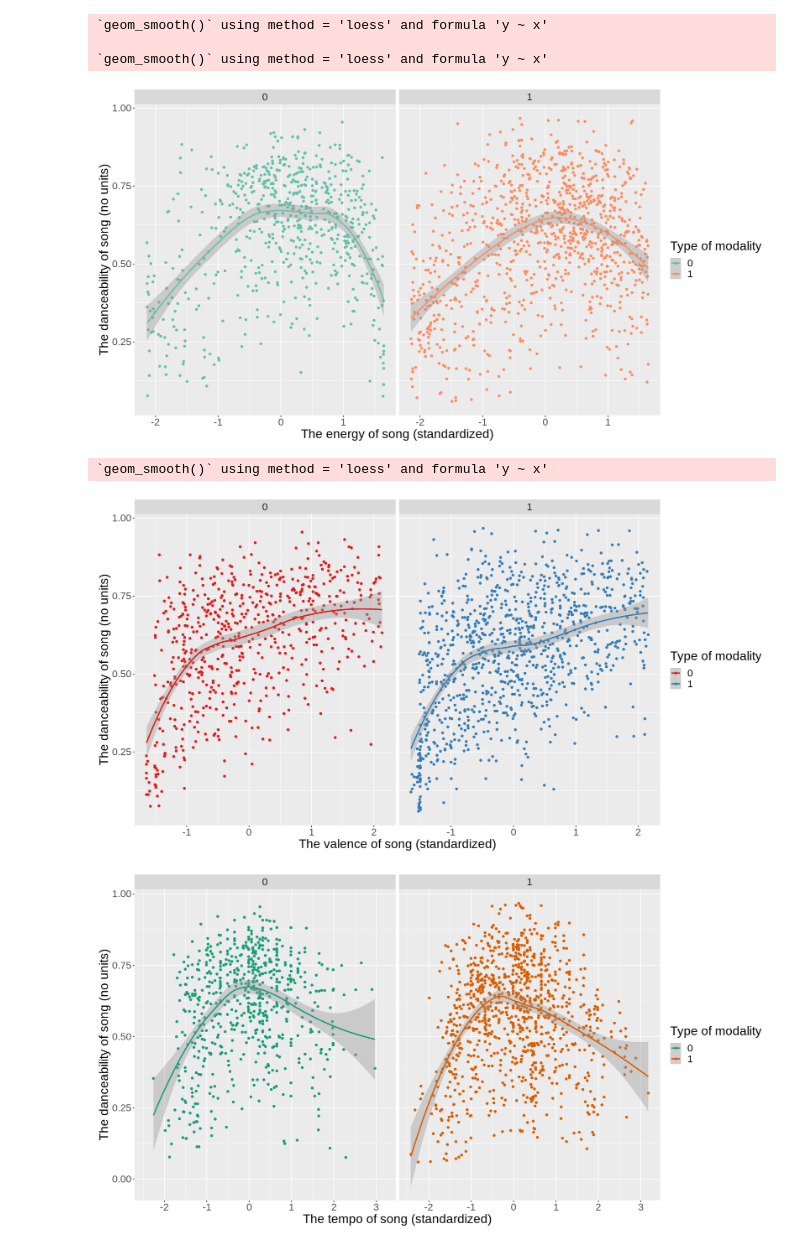
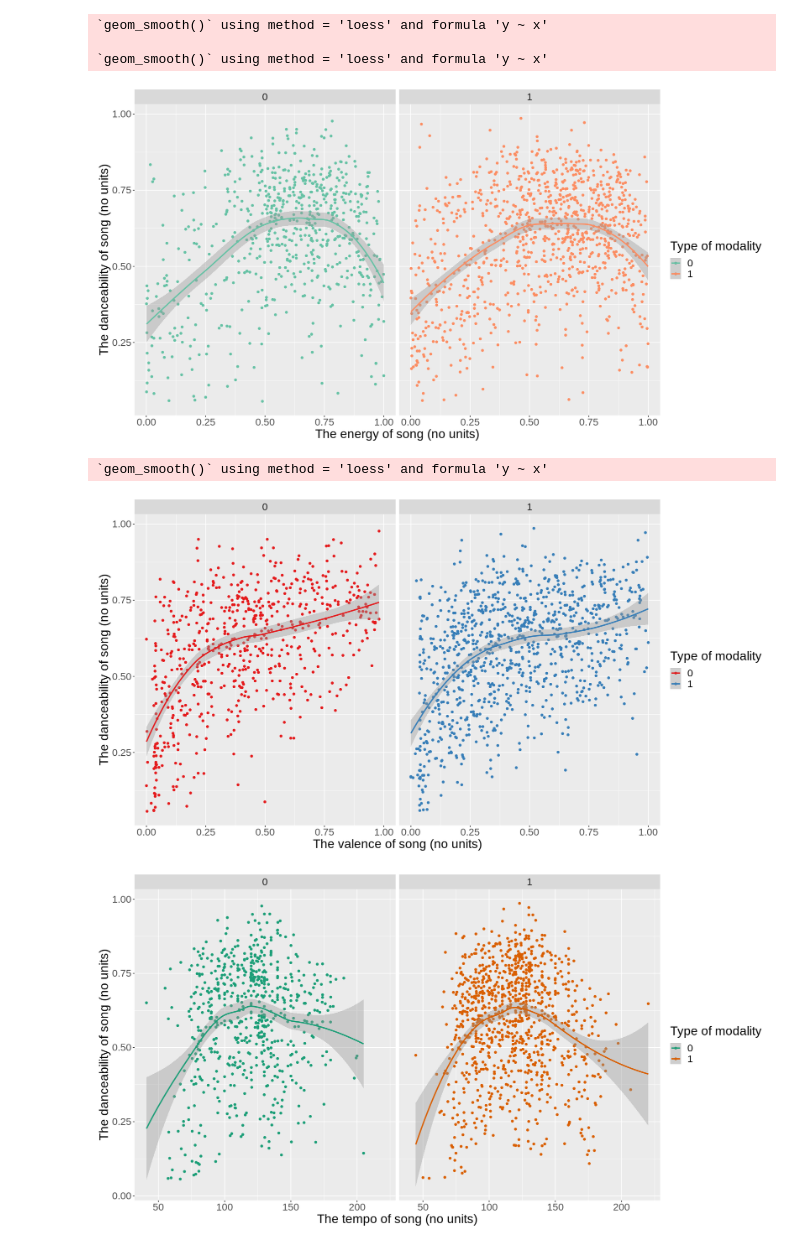
Before and after one commit to eshuaiii/dsci-100-2022w1-group-79, a Jupyter notebook: 79_project_report.ipynb, the cells around one changed output. Drawn from its saved outputs; the diff is of its cells as text; code cells hidden in the pictures.

```diff
--- a/79_project_report.ipynb
+++ b/79_project_report.ipynb
@@ -73,0 +95,4 @@ A tibble: 5 × 17
+# %%
+# ========== Filter for all values whose tempo is not equals to 0 ==========
+spotify_big_filtered <- spotify_big |>
+    filter(tempo != 0)
@@ -74,8 +102,13 @@ A tibble: 5 × 17
 # %%
-# --- Extract a sample of size 500 from the original data as our training data ---
-# enter ggpairs plot
+# ========== Setting our seed once ==========
 set.seed(79)
-raw_spotify <- spotify_big |>
+
+# ========== Extract 2079 values using the
+raw_spotify <- spotify_big_filtered |>
     sample_n(2079) |>
     # select all numeric values
-    select(acousticness, danceability, duration_ms, energy, instrumentalness, key, liveness, loudness, mode, speechiness, tempo, valence, popularity)
+    select(acousticness, danceability, duration_ms, energy, instrumentalness, key, liveness, loudness, mode, speechiness, tempo, time_signature, valence) |>
+    mutate(key = as.factor(key),
+           mode = as.factor(mode),
+           time_signature = as.factor(time_signature))
+raw_spotify
@@ -100,0 +151,12 @@ A tibble: 1641 × 13
+# %%
+# ========== Dataframe with our intuitive data ==========
+# first, select all the predictors we're interested in (danceability, energy,tempo, valence, mode)
+# Then transform mode into a factor.
+
+spotify_training_intuitive_unscaled <- spotify_training |>
+    select(danceability, energy, tempo, valence, mode) |>
+    mutate(energy = as.numeric(energy),
+           tempo = as.numeric(tempo),
+           valence = as.numeric(valence),
+           mode = as_factor(mode))
+head(spotify_training_intuitive_unscaled, 5)
@@ -227,37 +243,38 @@ A tibble: 2 × 10
 # %%
+# ========== General Visualizations for Intuitive Model predictors ==========
 options(repr.plot.width = 15, repr.plot.height = 8)
 
 # Visualize the relationship between danceability and energy, classified by mode
-ggplot(spotify_training_cleaned, aes(x = energy, y = danceability, color = mode)) +
+ggplot(spotify_training_intuitive_unscaled, aes(x = energy, y = danceability, color = mode)) +
     geom_point(alpha = 1.1) +
     geom_smooth()+
     facet_wrap(~mode) +
-    labs(x = "The energy of song (standardized)", y = "The danceability of song (no units)", color = "Type of modality") +
+    labs(x = "The energy of song (no units)", y = "The danceability of song (no units)", color = "Type of modality") +
     theme(text = element_text(size = 20)) +
     scale_color_brewer(palette = "Set2")
 
 # Visualize the relationship between danceability and valence, classified by mode
-ggplot(spotify_training_cleaned, aes(x = valence, y = danceability, color = mode)) +
+ggplot(spotify_training_intuitive_unscaled, aes(x = valence, y = danceability, color = mode)) +
     geom_point(alpha = 1.1) +
     geom_smooth()+
     facet_wrap(~mode) +
-    labs(x = "The valence of song (standardized)", y = "The danceability of song (no units)", color = "Type of modality") +
+    labs(x = "The valence of song (no units)", y = "The danceability of song (no units)", color = "Type of modality") +
     theme(text = element_text(size = 20)) +
     scale_color_brewer(palette = "Set1")
 
 # Visualize the relationship between danceability and tempo, classified by mode
-ggplot(spotify_training_cleaned, aes(x = tempo, y = danceability, color = mode)) +
+ggplot(spotify_training_intuitive_unscaled, aes(x = tempo, y = danceability, color = mode)) +
     geom_point(alpha = 1.1) +
     geom_smooth()+
     facet_wrap(~mode) +
-    labs(x = "The tempo of song (standardized)", y = "The danceability of song (no units)", color = "Type of modality") +
+    labs(x = "The tempo of song (no units)", y = "The danceability of song (no units)", color = "Type of modality") +
     theme(text = element_text(size = 20)) +
     scale_color_brewer(palette = "Dark2")
 # %% [output]
 `geom_smooth()` using method = 'loess' and formula 'y ~ x'
 
 `geom_smooth()` using method = 'loess' and formula 'y ~ x'
-[figure, old version]
+[figure, new version]
 `geom_smooth()` using method = 'loess' and formula 'y ~ x'
-[figure, old version]
+[figure, new version]
-[figure, old version]
+[figure, new version]
```
Also changed, not shown: parts of 46 cells of this notebook.
